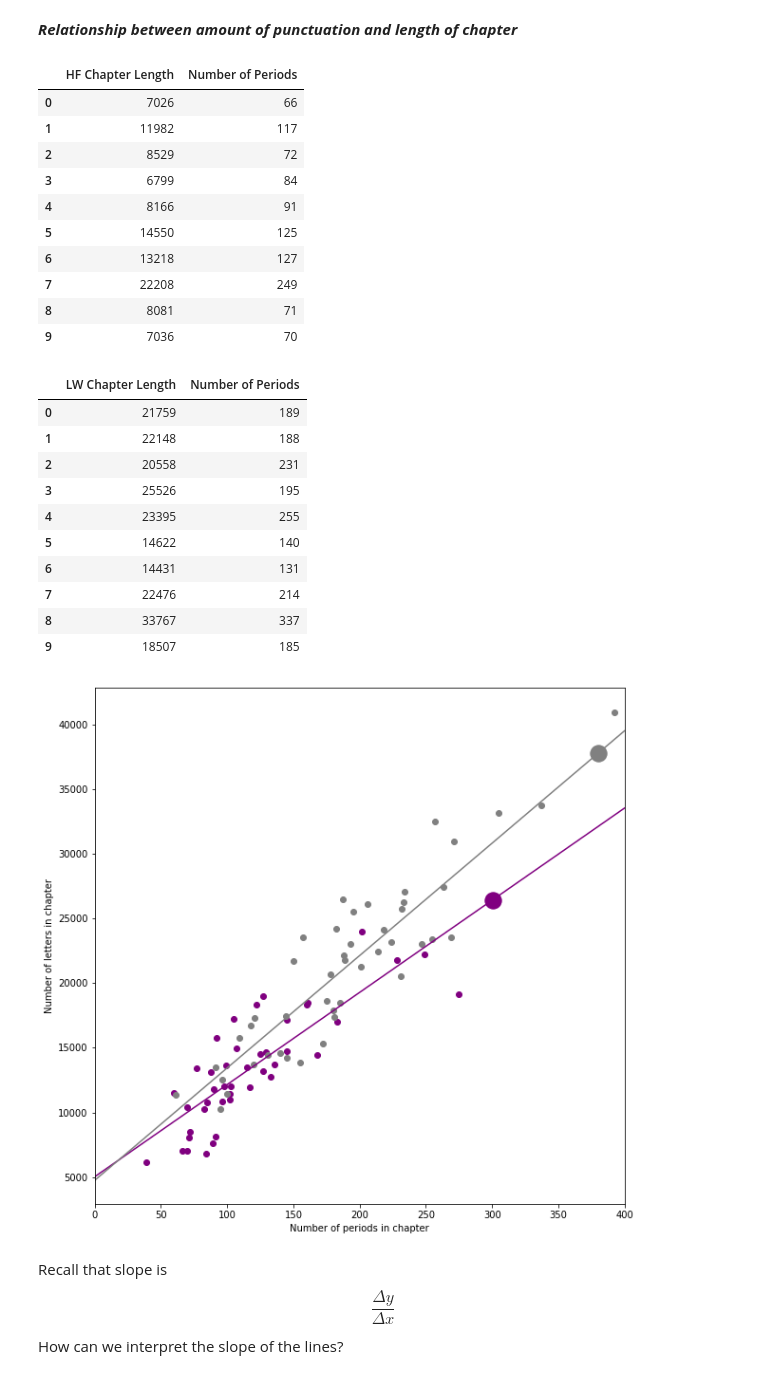
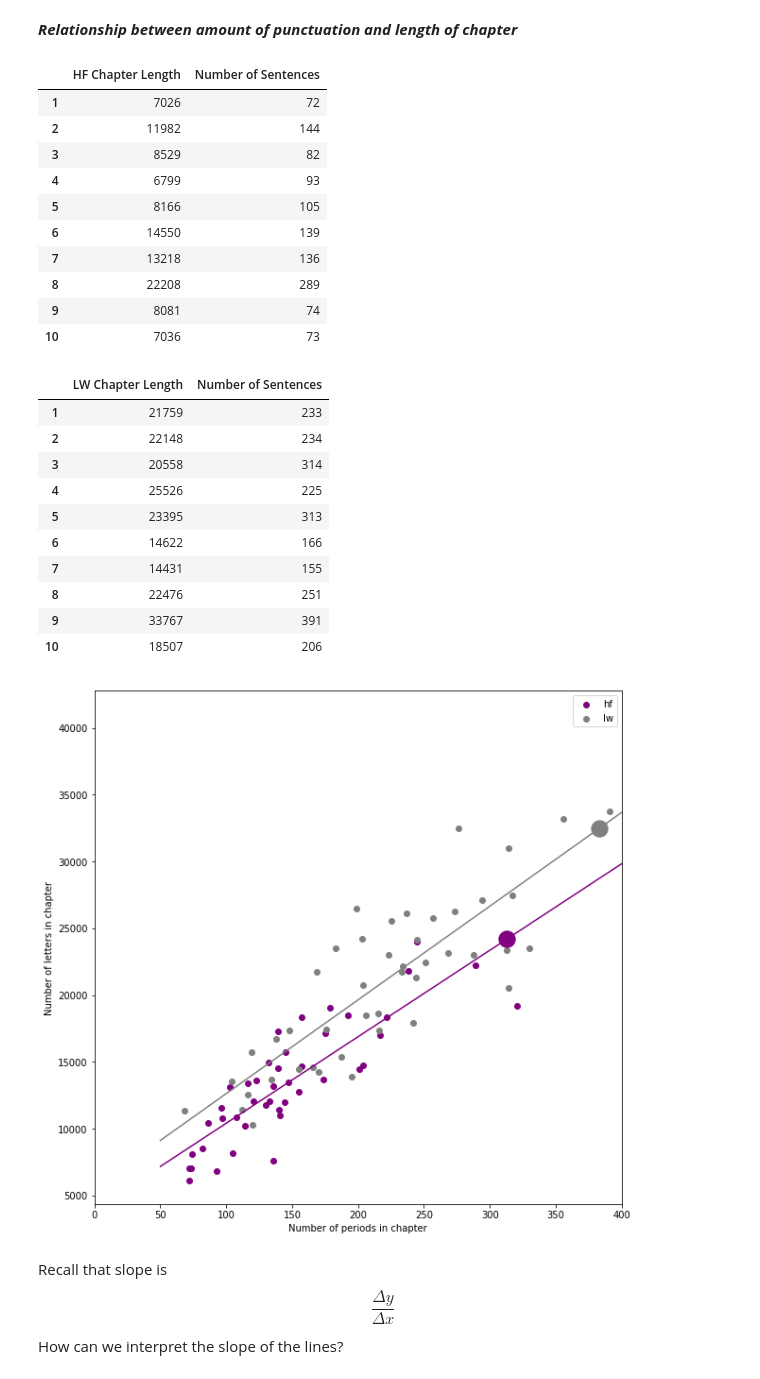
Before and after one commit to mrxiahuren/DS-UA-112-Spring-2020-Public, a Jupyter notebook: lecture/week7/week7-lec1-demo.ipynb, the cells around one changed output. Drawn from its saved outputs; the diff is of its cells as text; code cells hidden in the pictures.

```diff
--- a/lecture/week7/week7-lec1-demo.ipynb
+++ b/lecture/week7/week7-lec1-demo.ipynb
@@ -232,49 +228,49 @@ _**Relationship between amount of punctuation and length of chapter**_
 # call this the "length" of the chapter.
 # Also count the number of periods.
 
-punctuation = r'\.'
+punctuation = r'[\!\.\?]'
 
 hf_length_punctuation = pd.DataFrame({
         'HF Chapter Length': [len(s) for s in huck_finn_chapters],
-        'Number of Periods': [count_name(punctuation, huck_finn_chapter) for huck_finn_chapter in huck_finn_chapters]
-    })
+        'Number of Sentences': [count_name(punctuation, huck_finn_chapter) for huck_finn_chapter in huck_finn_chapters]
+    }, index=np.arange(1,len(huck_finn_chapters)+1))
 
 lw_length_punctuation = pd.DataFrame({
         'LW Chapter Length': [len(s) for s in little_women_chapters],
-        'Number of Periods': [count_name(punctuation, little_women_chapter) for little_women_chapter in little_women_chapters]
-    })
+        'Number of Sentences': [count_name(punctuation, little_women_chapter) for little_women_chapter in little_women_chapters]
+    }, index=np.arange(1,len(little_women_chapters)+1))
 # %%
 # The counts for Huckleberry Finn
 
 hf_length_punctuation.head(10)
 # %% [output]
-|  | HF Chapter Length | Number of Periods |
-| 0 | 7026 | 66 |
-| 1 | 11982 | 117 |
-| 2 | 8529 | 72 |
-| 3 | 6799 | 84 |
-| 4 | 8166 | 91 |
-| 5 | 14550 | 125 |
-| 6 | 13218 | 127 |
-| 7 | 22208 | 249 |
-| 8 | 8081 | 71 |
-| 9 | 7036 | 70 |
+|  | HF Chapter Length | Number of Sentences |
+| 1 | 7026 | 72 |
+| 2 | 11982 | 144 |
+| 3 | 8529 | 82 |
+| 4 | 6799 | 93 |
+| 5 | 8166 | 105 |
+| 6 | 14550 | 139 |
+| 7 | 13218 | 136 |
+| 8 | 22208 | 289 |
+| 9 | 8081 | 74 |
+| 10 | 7036 | 73 |
 # %%
 # The counts for Little Women
 
 lw_length_punctuation.head(10)
 # %% [output]
-|  | LW Chapter Length | Number of Periods |
-| 0 | 21759 | 189 |
-| 1 | 22148 | 188 |
-| 2 | 20558 | 231 |
-| 3 | 25526 | 195 |
-| 4 | 23395 | 255 |
-| 5 | 14622 | 140 |
-| 6 | 14431 | 131 |
-| 7 | 22476 | 214 |
-| 8 | 33767 | 337 |
-| 9 | 18507 | 185 |
+|  | LW Chapter Length | Number of Sentences |
+| 1 | 21759 | 233 |
+| 2 | 22148 | 234 |
+| 3 | 20558 | 314 |
+| 4 | 25526 | 225 |
+| 5 | 23395 | 313 |
+| 6 | 14622 | 166 |
+| 7 | 14431 | 155 |
+| 8 | 22476 | 251 |
+| 9 | 33767 | 391 |
+| 10 | 18507 | 206 |
 # %%
 hf_X, hf_y = hf_length_punctuation.iloc[:,1].as_matrix().reshape(-1,1), hf_length_punctuation.iloc[:,0].as_matrix().reshape(-1,1)
 lw_X, lw_y = lw_length_punctuation.iloc[:,1].as_matrix().reshape(-1,1), lw_length_punctuation.iloc[:,0].as_matrix().reshape(-1,1)
@@ -288,15 +280,20 @@ lw_yaxis = lw_reg.coef_[0][0] * xaxis + lw_reg.intercept_[0]
 # %%
+xaxis = np.linspace(50,400,1000)
+hf_yaxis = hf_reg.coef_[0][0] * xaxis + hf_reg.intercept_[0]
+lw_yaxis = lw_reg.coef_[0][0] * xaxis + lw_reg.intercept_[0]
+
 plt.figure(figsize=(10,10))
-plt.scatter(hf_length_punctuation.iloc[:,1], hf_length_punctuation.iloc[:,0], color='purple')
-plt.scatter(lw_length_punctuation.iloc[:,1], lw_length_punctuation.iloc[:,0], color='grey')
+plt.scatter(hf_length_punctuation.iloc[:,1], hf_length_punctuation.iloc[:,0], color='purple', label="hf")
+plt.scatter(lw_length_punctuation.iloc[:,1], lw_length_punctuation.iloc[:,0], color='grey', label='lw')
 plt.xlabel('Number of periods in chapter')
 plt.ylabel('Number of letters in chapter')
 plt.xlim(0,400)
 plt.plot(xaxis, hf_yaxis, color="purple")
 plt.scatter(xaxis[750], hf_yaxis[750],color="purple",s=300)
 plt.plot(xaxis, lw_yaxis, color="grey")
-plt.scatter(xaxis[950], lw_yaxis[950],color="grey",s=300);
+plt.scatter(xaxis[950], lw_yaxis[950],color="grey",s=300)
+plt.legend();
 # %% [output]
-[figure, old version]
+[figure, new version]
 # %% [markdown]
 Recall that slope is $$\displaystyle\frac{\Delta y}{\Delta x}$$ How can we interpret the slope of the lines?
```
Also changed, not shown: parts of 29 cells of this notebook, 5 other files.
